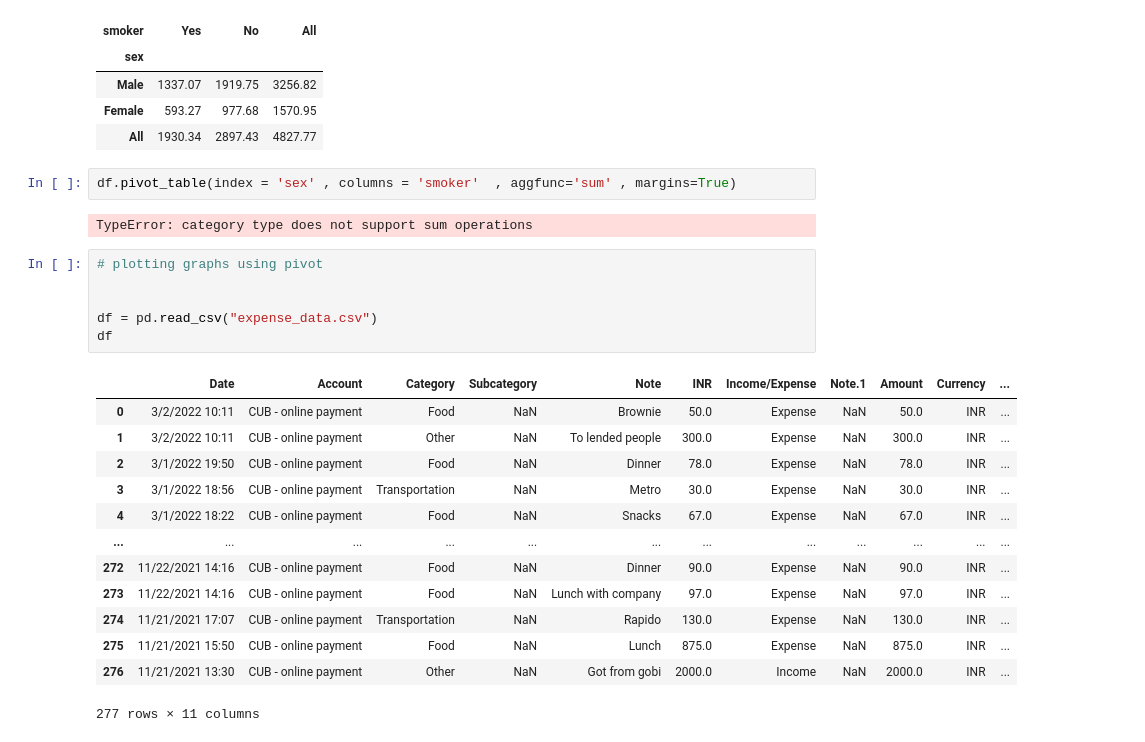
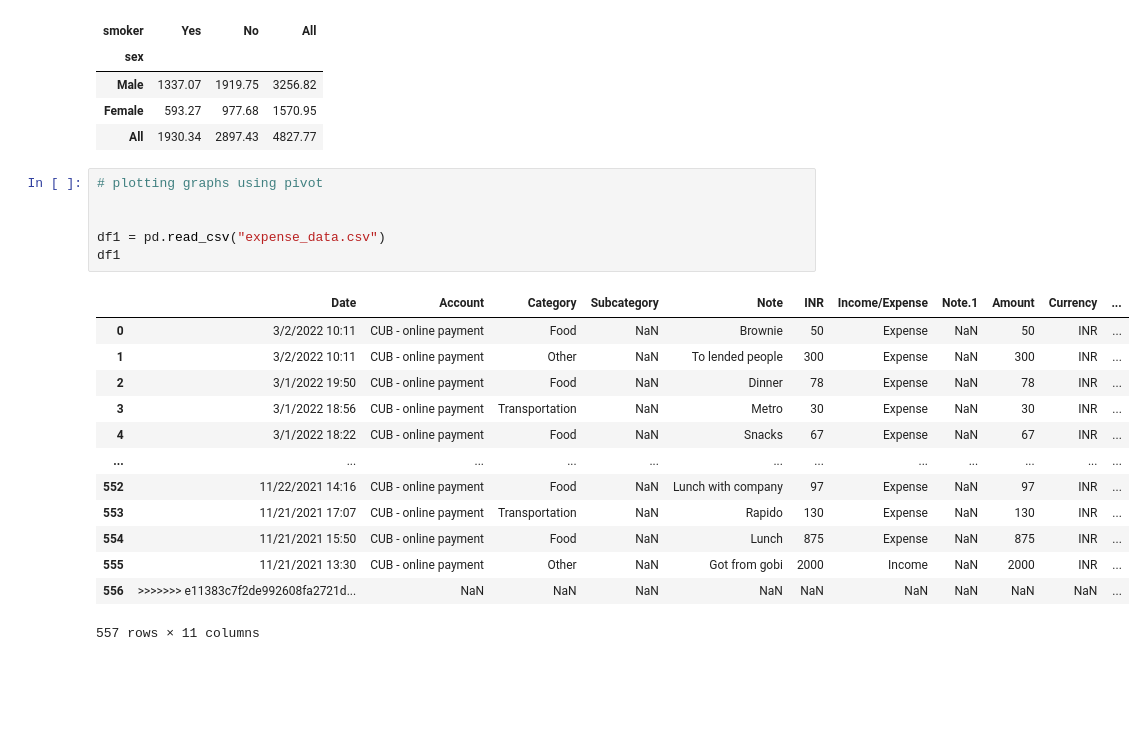
Before and after one commit to Akash11gavhane/Python, a Jupyter notebook: Pandas/session-21-multiindex-objects.ipynb, the cells around one changed output. Cells and saved outputs as stored; diff of their text form; blank space fills up the shorter version.

```diff
--- a/Pandas/session-21-multiindex-objects.ipynb
+++ b/Pandas/session-21-multiindex-objects.ipynb
@@ -1146,27 +1150,23 @@ df.pivot_table(index = 'sex' , columns = 'smoker' , values='total_bill' , aggfun
 | Male | 1337.07 | 1919.75 | 3256.82 |
 | Female | 593.27 | 977.68 | 1570.95 |
 | All | 1930.34 | 2897.43 | 4827.77 |
-# %%
-df.pivot_table(index = 'sex' , columns = 'smoker'  , aggfunc='sum' , margins=True)
-# %% [output]
-TypeError: category type does not support sum operations
 # %%
 # plotting graphs using pivot
 
 
-df = pd.read_csv("expense_data.csv")
-df
+df1 = pd.read_csv("expense_data.csv")
+df1
 # %% [output]
 |  | Date | Account | Category | Subcategory | Note | INR | Income/Expense | Note.1 | Amount | Currency | ... |
-| 0 | 3/2/2022 10:11 | CUB - online payment | Food | NaN | Brownie | 50.0 | Expense | NaN | 50.0 | INR | ... |
-| 1 | 3/2/2022 10:11 | CUB - online payment | Other | NaN | To lended people | 300.0 | Expense | NaN | 300.0 | INR | ... |
-| 2 | 3/1/2022 19:50 | CUB - online payment | Food | NaN | Dinner | 78.0 | Expense | NaN | 78.0 | INR | ... |
-| 3 | 3/1/2022 18:56 | CUB - online payment | Transportation | NaN | Metro | 30.0 | Expense | NaN | 30.0 | INR | ... |
-| 4 | 3/1/2022 18:22 | CUB - online payment | Food | NaN | Snacks | 67.0 | Expense | NaN | 67.0 | INR | ... |
+| 0 | 3/2/2022 10:11 | CUB - online payment | Food | NaN | Brownie | 50 | Expense | NaN | 50 | INR | ... |
+| 1 | 3/2/2022 10:11 | CUB - online payment | Other | NaN | To lended people | 300 | Expense | NaN | 300 | INR | ... |
+| 2 | 3/1/2022 19:50 | CUB - online payment | Food | NaN | Dinner | 78 | Expense | NaN | 78 | INR | ... |
+| 3 | 3/1/2022 18:56 | CUB - online payment | Transportation | NaN | Metro | 30 | Expense | NaN | 30 | INR | ... |
+| 4 | 3/1/2022 18:22 | CUB - online payment | Food | NaN | Snacks | 67 | Expense | NaN | 67 | INR | ... |
 | ... | ... | ... | ... | ... | ... | ... | ... | ... | ... | ... | ... |
-| 272 | 11/22/2021 14:16 | CUB - online payment | Food | NaN | Dinner | 90.0 | Expense | NaN | 90.0 | INR | ... |
-| 273 | 11/22/2021 14:16 | CUB - online payment | Food | NaN | Lunch with company | 97.0 | Expense | NaN | 97.0 | INR | ... |
-| 274 | 11/21/2021 17:07 | CUB - online payment | Transportation | NaN | Rapido | 130.0 | Expense | NaN | 130.0 | INR | ... |
-| 275 | 11/21/2021 15:50 | CUB - online payment | Food | NaN | Lunch | 875.0 | Expense | NaN | 875.0 | INR | ... |
-| 276 | 11/21/2021 13:30 | CUB - online payment | Other | NaN | Got from gobi | 2000.0 | Income | NaN | 2000.0 | INR | ... |
+| 552 | 11/22/2021 14:16 | CUB - online payment | Food | NaN | Lunch with company | 97 | Expense | NaN | 97 | INR | ... |
+| 553 | 11/21/2021 17:07 | CUB - online payment | Transportation | NaN | Rapido | 130 | Expense | NaN | 130 | INR | ... |
+| 554 | 11/21/2021 15:50 | CUB - online payment | Food | NaN | Lunch | 875 | Expense | NaN | 875 | INR | ... |
+| 555 | 11/21/2021 13:30 | CUB - online payment | Other | NaN | Got from gobi | 2000 | Income | NaN | 2000 | INR | ... |
+| 556 | >>>>>>> e11383c7f2de992608fa2721d... | NaN | NaN | NaN | NaN | NaN | NaN | NaN | NaN | NaN | ... |
-277 rows × 11 columns
+557 rows × 11 columns
```
Also changed, not shown: parts of 5 cells of this notebook, 2 other files.
